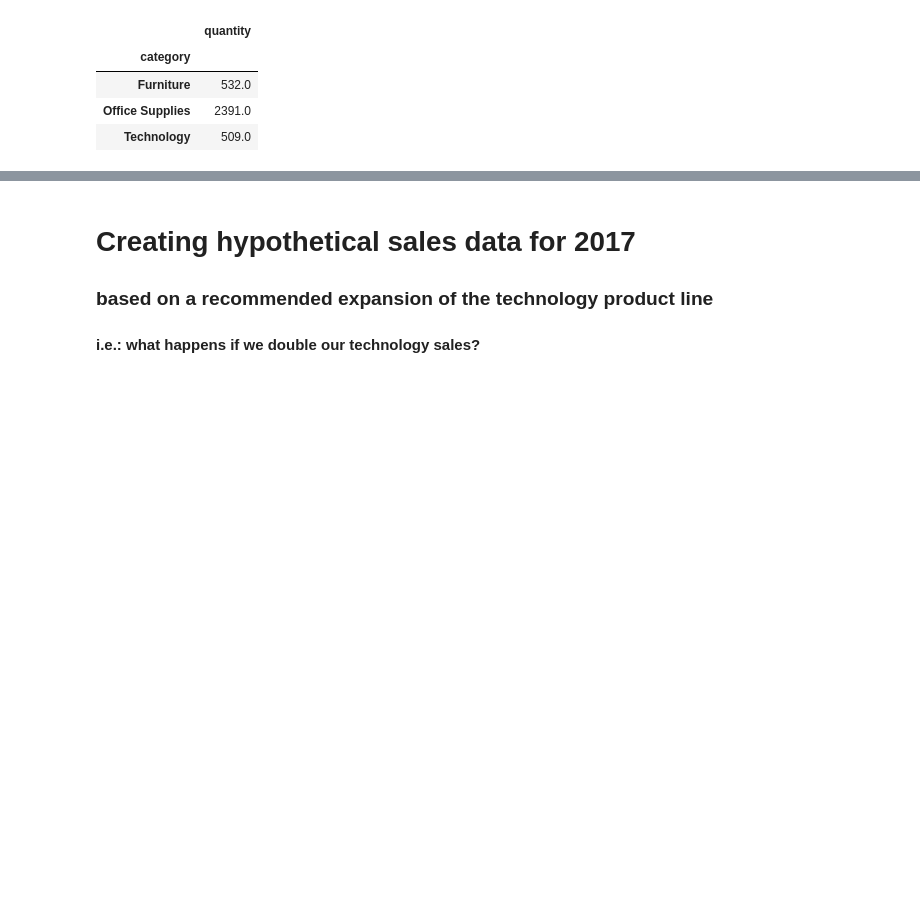
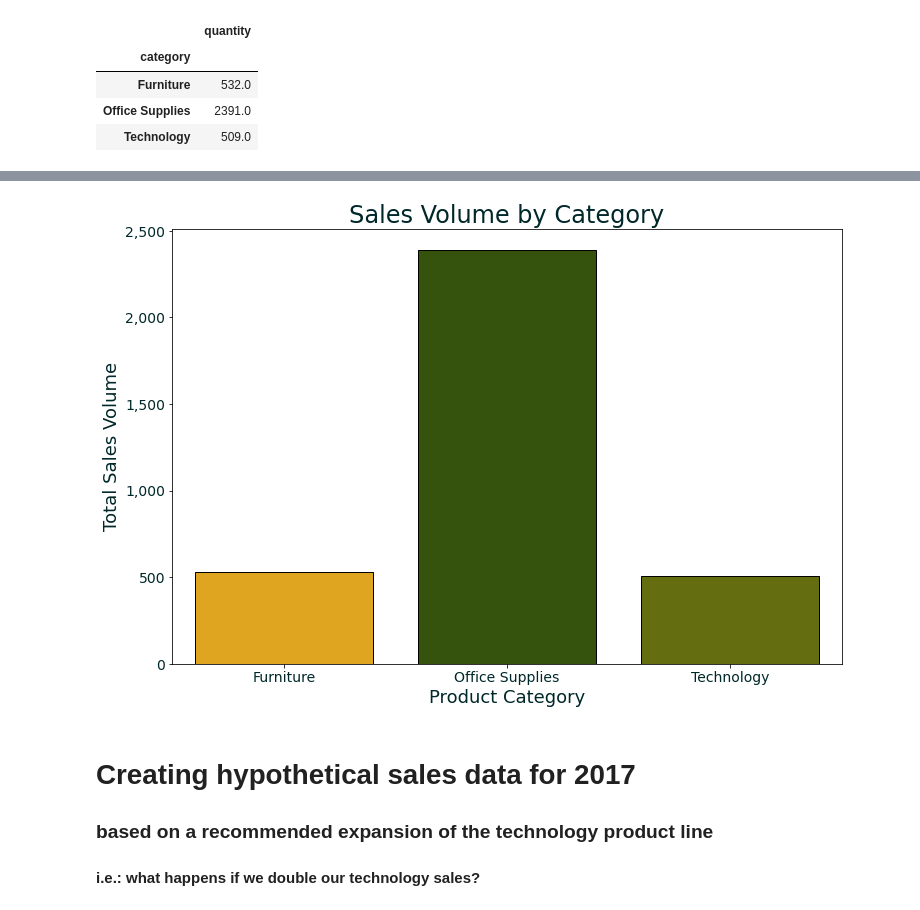
Before and after one commit to soap-dispersed/time-series-project, a Jupyter notebook: ben.ipynb, the cells around one changed output, grey strips where cells are left out. Cells and saved outputs as stored; diff of their text form; code cells hidden in the pictures; blank space fills up the shorter version.

```diff
--- a/ben.ipynb
+++ b/ben.ipynb
@@ -176,3 +201,19 @@ train.groupby('category').sum()[['quantity']]
+# %%
+plt.figure(figsize=(12,8))
+canva_palette = ['#FFB000', '#375F00', '#707E00', '#B39B00', '#002729', ]
+sns.barplot(data=train, x='category', y='quantity',
+            estimator=sum, ci=None, ec='black', palette=canva_palette)
+plt.title('Sales Volume by Category', fontsize=24, color='#002729')
+plt.ylabel('Total Sales Volume', fontsize=18, color='#002729')
+plt.xlabel('Product Category', fontsize=18, color='#002729')
+plt.xticks(fontsize=14, color='#002729')
+plt.yticks(fontsize=14, color='#002729')
+ax = plt.gca()
+ax.set_yticklabels([f'{tick:,.0f}' for tick in ax.get_yticks()])
+plt.savefig('fig_sales_volume_by_category.jpeg')
+plt.show()
+# %% [output]
+[figure, added]
 # %% [markdown]
 # Creating hypothetical sales data for 2017
 ### based on a recommended expansion of the technology product line
```
Also changed, not shown: parts of 47 cells of this notebook, 4 other files.
